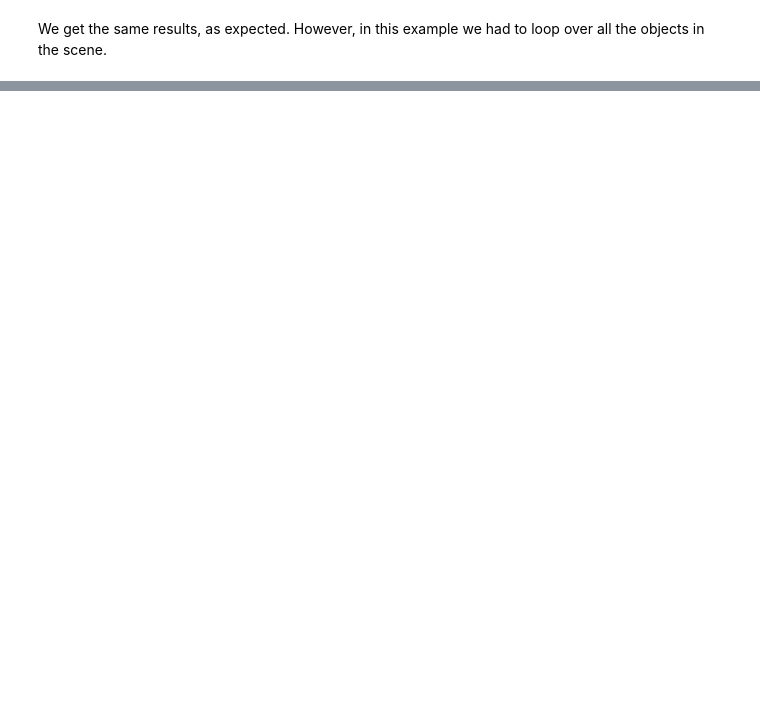
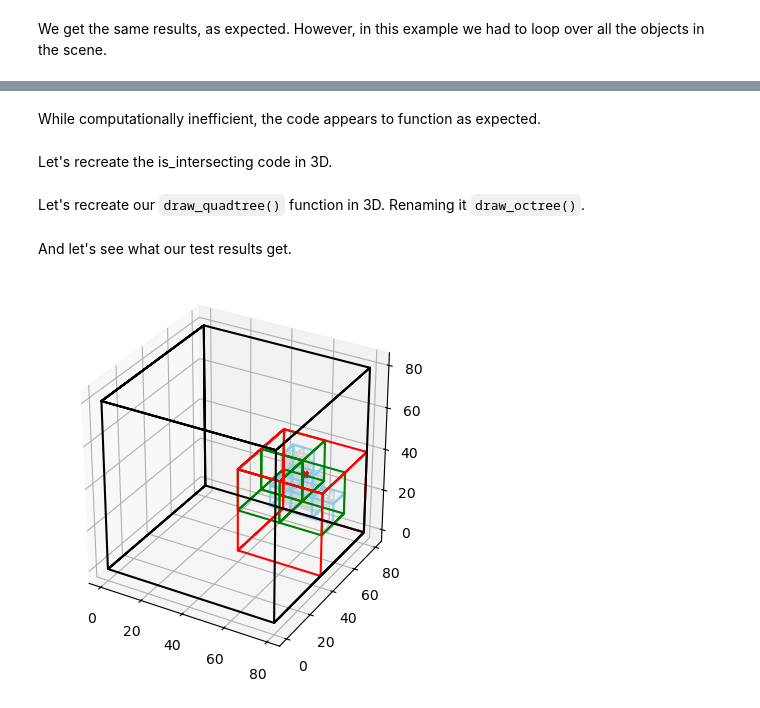
Before and after one commit to suryashch/3d_modelling, a Jupyter notebook: research/optimizing-the-scene/notebooks/octree-querying.ipynb, the cells around one changed output, grey strips where cells are left out. Drawn from its saved outputs; the diff is of its cells as text; code cells hidden in the pictures; blank space fills up the shorter version.

Commit message:
Implemented 3D octree querying data structure

```diff
--- a/research/optimizing-the-scene/notebooks/octree-querying.ipynb
+++ b/research/optimizing-the-scene/notebooks/octree-querying.ipynb
@@ -392,0 +406,3 @@ Number of Objects Returned: 8
+# %%
+grid_3d = np.zeros([80,80,80])
+grid_3d.shape
@@ -392,0 +461,17 @@ Number of Objects Returned: 8
+# %%
+def draw_cube(coords, ax, color, **kwargs):
+    """
+    Docstring for draw_cube
+
+    :param coords: Description
+    :param plt: Description
+    """
+    x_l, x_r, y_t, y_b, z_f, z_b = coords
+    X = np.array([x_l, x_l, x_r, x_r, x_l, x_l, x_l, x_r, x_r, x_l, x_l, x_l, x_l, x_l, x_l, x_r, x_r, x_r, x_r, x_r])
+    Y = np.array([y_t, y_b, y_b, y_t, y_t, y_t, y_b, y_b, y_t, y_t, y_b, y_b, y_t, y_t, y_b, y_b, y_b, y_t, y_t, y_b])
+    Z = np.array([z_f, z_f, z_f, z_f, z_f, z_b, z_b, z_b, z_b, z_b, z_b, z_f, z_f, z_b, z_b, z_b, z_f, z_f, z_b, z_b])
+
+    ax.plot(X,Y,Z, color=color, **kwargs)
+# %%
+ot = make_octree(0,80,80,0,0,80, depth=5)
+ot[4][7]["bounds"]
@@ -392,0 +507,4 @@ Number of Objects Returned: 8
+# %% [markdown]
+While computationally inefficient, the code appears to function as expected.
+# %% [markdown]
+Let's recreate the is_intersecting code in 3D.
@@ -392,0 +542,2 @@ Number of Objects Returned: 8
+# %% [markdown]
+Let's recreate our `draw_quadtree()` function in 3D. Renaming it `draw_octree()`.
@@ -392,0 +598,22 @@ Number of Objects Returned: 8
+# %% [markdown]
+And let's see what our test results get.
+# %%
+camera_pos_3d = (61,60,34)
+r=10
+
+fig3 = plt.figure()
+ax3 = fig3.add_subplot(projection='3d')
+
+draw_octree(camera_pos_3d, ot, threshold=r)
+
+camera_x, camera_y, camera_z = camera_pos_3d
+ax3.scatter(camera_x, camera_y, camera_z, marker='X', color='red', zorder=5)
+
+# circle = plt.Circle(camera_pos_3d, r, color='red', fill=False, linestyle='--', zorder=5)
+# ax3.add_patch(circle)
+
+ax3.set_aspect('equal')
+
+plt.show()
+# %% [output]
+[figure, added]
```
Also changed, not shown: parts of 21 cells of this notebook, 1 other file.
